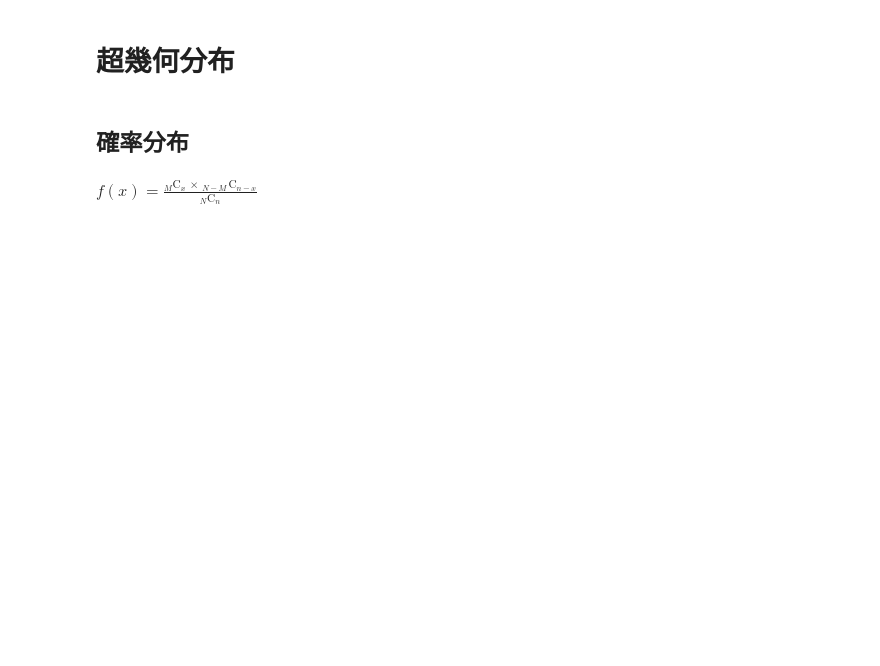
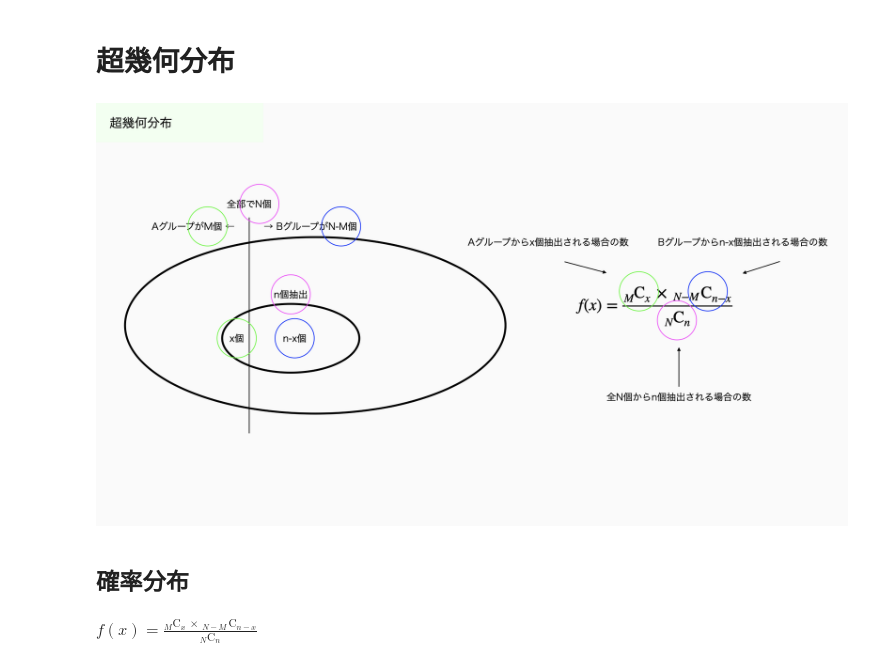
Before and after one commit to Diikura/statistics, a Jupyter notebook: 確率分布.ipynb, the cells around one changed output. Saved outputs shown, nothing was run; the diff lists cells and outputs as text; code cells hidden in the pictures; blank space fills up the shorter version.

```diff
--- a/確率分布.ipynb
+++ b/確率分布.ipynb
@@ -1,5 +26,10 @@
 # %% [markdown]
 # 超幾何分布
+# %%
+img = Image.open('超幾何分布.001.png')
+img
+# %% [output]
+[figure, added]
 # %% [markdown]
 ## 確率分布
 # %% [markdown]
```
Also changed, not shown: parts of 33 cells of this notebook, 5 other files.
